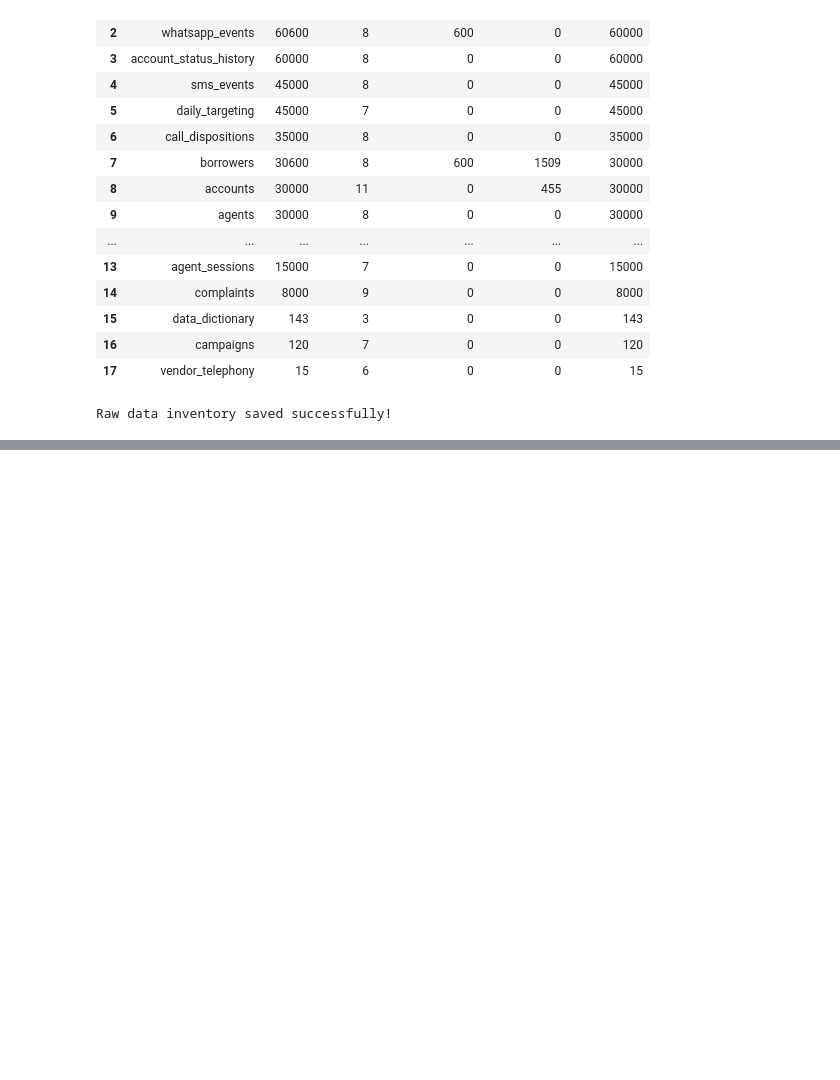
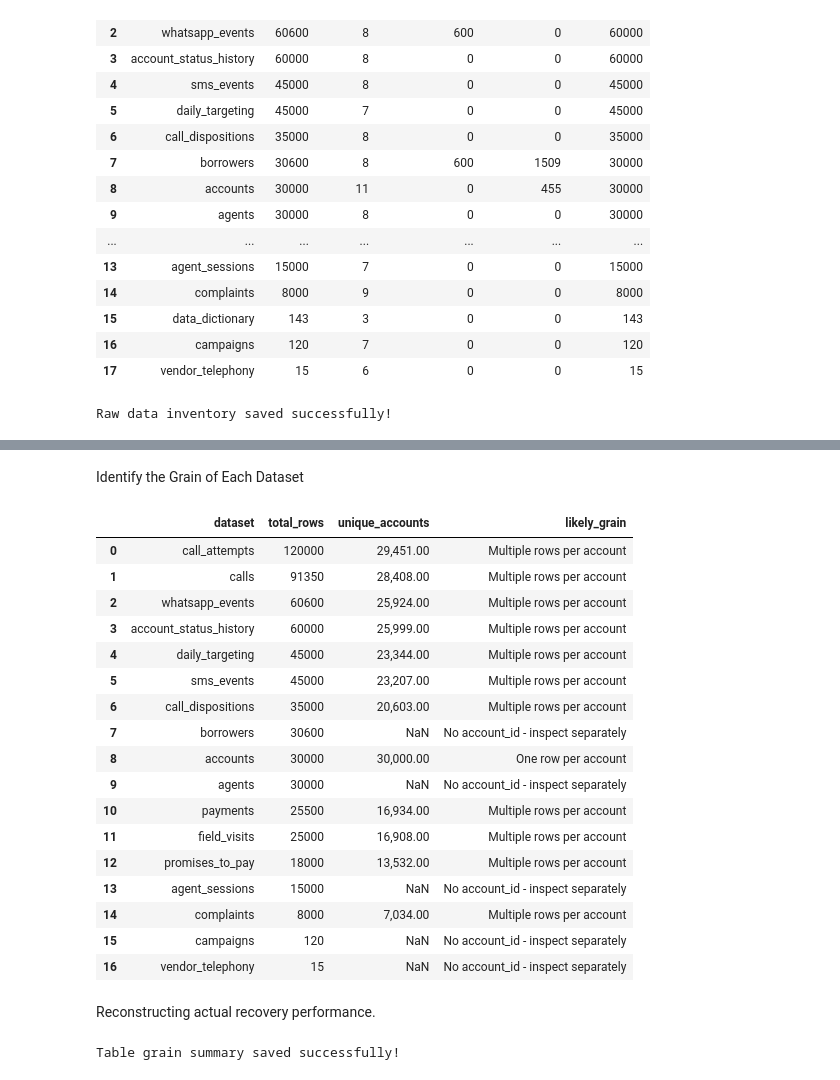
Before and after one commit to Rohit3435/Data_Analyst_Assignment, a Jupyter notebook: Data_Analyst_Project.ipynb, the cells around one changed output, grey strips where cells are left out. Saved outputs shown, nothing was run; the diff lists cells and outputs as text; code cells hidden in the pictures; blank space fills up the shorter version.

```diff
--- a/Data_Analyst_Project.ipynb
+++ b/Data_Analyst_Project.ipynb
@@ -121,0 +384,69 @@ Raw data inventory saved successfully!
+# %% [markdown]
+Identify the Grain of Each Dataset
+# %%
+grain_report = []
+
+for name, df in data.items():
+
+    if name == "data_dictionary":
+        continue
+
+    total_rows = len(df)
+
+    # Determine relationship to account
+    if "account_id" in df.columns:
+        unique_accounts = df["account_id"].nunique()
+
+        if unique_accounts == total_rows:
+            likely_grain = "One row per account"
+        else:
+            likely_grain = "Multiple rows per account"
+    else:
+        unique_accounts = None
+        likely_grain = "No account_id - inspect separately"
+
+    grain_report.append({
+        "dataset": name,
+        "total_rows": total_rows,
+        "unique_accounts": unique_accounts,
+        "likely_grain": likely_grain
+    })
+
+grain_report_df = pd.DataFrame(grain_report)
+
+grain_report_df.sort_values(
+    by="total_rows",
+    ascending=False
+).reset_index(drop=True)
+# %% [output]
+|  | dataset | total_rows | unique_accounts | likely_grain |
+| 0 | call_attempts | 120000 | 29,451.00 | Multiple rows per account |
+| 1 | calls | 91350 | 28,408.00 | Multiple rows per account |
+| 2 | whatsapp_events | 60600 | 25,924.00 | Multiple rows per account |
+| 3 | account_status_history | 60000 | 25,999.00 | Multiple rows per account |
+| 4 | daily_targeting | 45000 | 23,344.00 | Multiple rows per account |
+| 5 | sms_events | 45000 | 23,207.00 | Multiple rows per account |
+| 6 | call_dispositions | 35000 | 20,603.00 | Multiple rows per account |
+| 7 | borrowers | 30600 | NaN | No account_id - inspect separately |
+| 8 | accounts | 30000 | 30,000.00 | One row per account |
+| 9 | agents | 30000 | NaN | No account_id - inspect separately |
+| 10 | payments | 25500 | 16,934.00 | Multiple rows per account |
+| 11 | field_visits | 25000 | 16,908.00 | Multiple rows per account |
+| 12 | promises_to_pay | 18000 | 13,532.00 | Multiple rows per account |
+| 13 | agent_sessions | 15000 | NaN | No account_id - inspect separately |
+| 14 | complaints | 8000 | 7,034.00 | Multiple rows per account |
+| 15 | campaigns | 120 | NaN | No account_id - inspect separately |
+| 16 | vendor_telephony | 15 | NaN | No account_id - inspect separately |
+# %% [markdown]
+Reconstructing actual recovery performance.
+# %%
+os.makedirs("output/data_quality", exist_ok=True)
+
+grain_report_df.to_csv(
+    "output/data_quality/table_grain_summary.csv",
+    index=False
+)
+
+print("Table grain summary saved successfully!")
+# %% [output]
+Table grain summary saved successfully!
```
Also changed, not shown: parts of 12 cells of this notebook, 1 other file.
